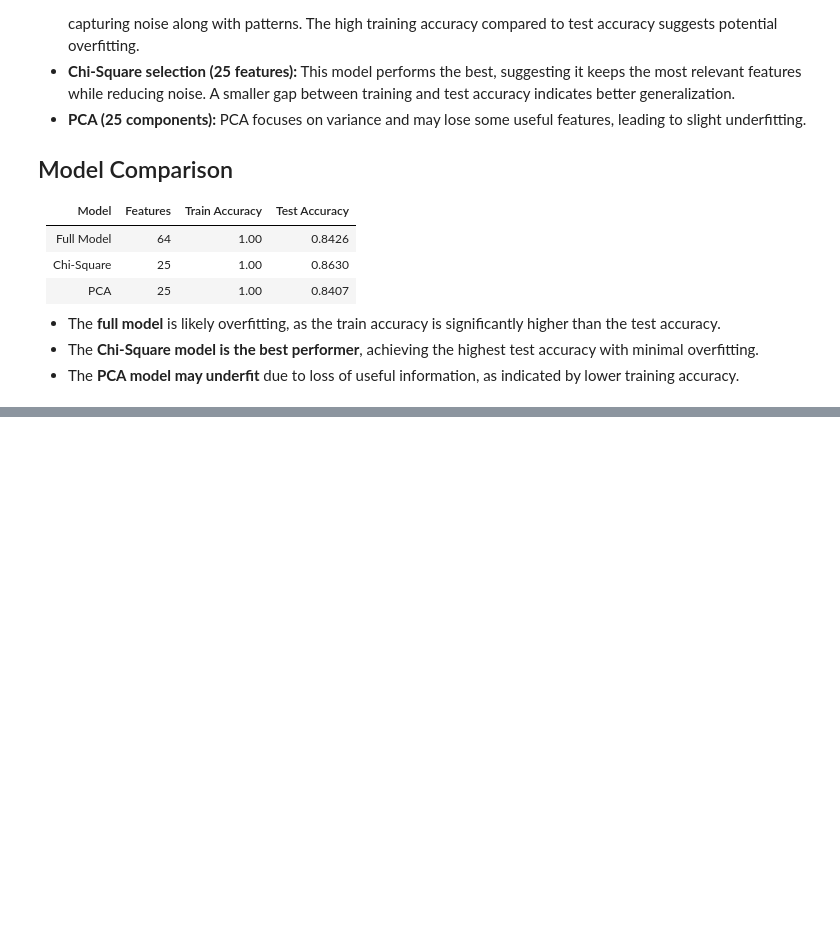
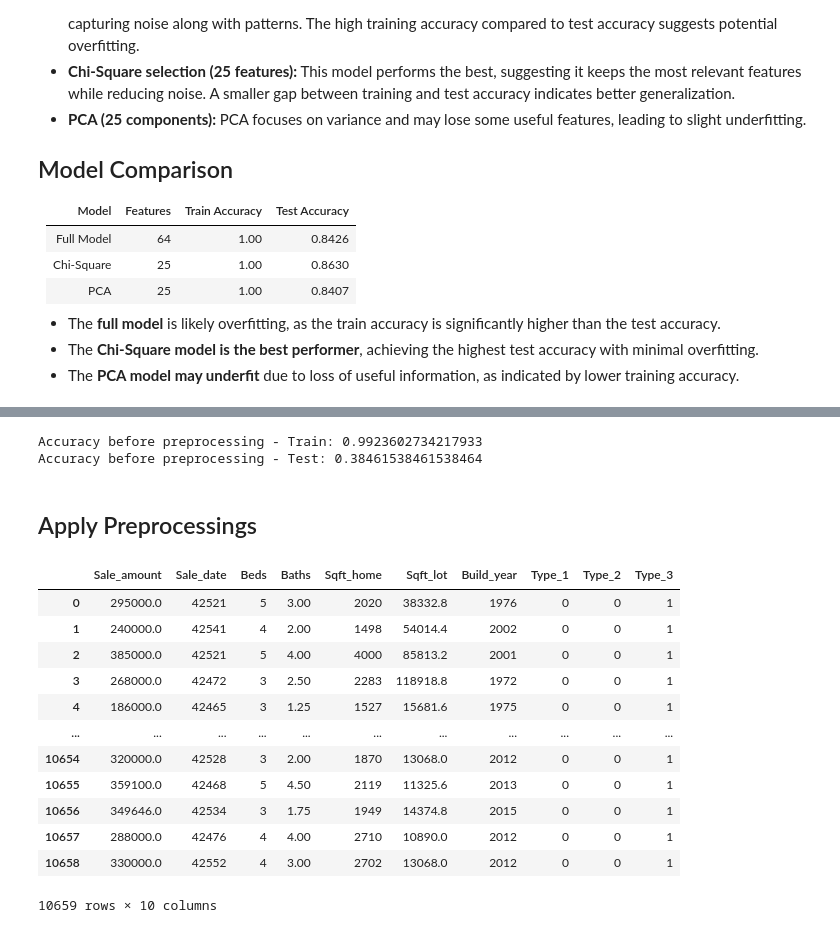
Before and after one commit to andy277/assignment_6_ai, a Jupyter notebook: lab6.ipynb, the cells around one changed output, grey strips where cells are left out. Cells and saved outputs as stored; diff of their text form; code cells hidden in the pictures; blank space fills up the shorter version.

```diff
--- a/lab6.ipynb
+++ b/lab6.ipynb
@@ -94,0 +99,7 @@ PCA reduced feature model accuracy - Train: 1.0000, Test: 0.8407
+# %%
+## Import data
+file_path = "data/House_Prices.csv"
+houses = pd.read_csv(file_path)
+
+print("Shape:", houses.shape)
+houses.head()
@@ -94,0 +114,4 @@ PCA reduced feature model accuracy - Train: 1.0000, Test: 0.8407
+# %%
+# Dropping unused columns
+df = houses.drop(columns = ["Unnamed: 0", "Record", "University", "Type2"])
+df
@@ -94,0 +137,3 @@ PCA reduced feature model accuracy - Train: 1.0000, Test: 0.8407
+# %%
+## Set features and target
+x_raw = df.drop(columns="Town")
@@ -94,0 +165,31 @@ PCA reduced feature model accuracy - Train: 1.0000, Test: 0.8407
+# %%
+# Get accuracy before preprocessing
+train_acc_before = accuracy_score(y_train, y_pred_train_before)
+test_acc_before = accuracy_score(y_test, y_pred_test_before)
+
+print("Accuracy before preprocessing - Train:", train_acc_before)
+print("Accuracy before preprocessing - Test:", test_acc_before)
+# %% [output]
+Accuracy before preprocessing - Train: 0.9923602734217933
+Accuracy before preprocessing - Test: 0.38461538461538464
+# %% [markdown]
+## Apply Preprocessings
+# %%
+x_processed = pd.get_dummies(x_raw['Type'], prefix='Type').astype('int')
+x_processed = pd.concat([x_raw, x_processed], axis=1)
+x_processed.drop(columns='Type', inplace=True)
+x_processed
+# %% [output]
+|  | Sale_amount | Sale_date | Beds | Baths | Sqft_home | Sqft_lot | Build_year | Type_1 | Type_2 | Type_3 |
+| 0 | 295000.0 | 42521 | 5 | 3.00 | 2020 | 38332.8 | 1976 | 0 | 0 | 1 |
+| 1 | 240000.0 | 42541 | 4 | 2.00 | 1498 | 54014.4 | 2002 | 0 | 0 | 1 |
+| 2 | 385000.0 | 42521 | 5 | 4.00 | 4000 | 85813.2 | 2001 | 0 | 0 | 1 |
+| 3 | 268000.0 | 42472 | 3 | 2.50 | 2283 | 118918.8 | 1972 | 0 | 0 | 1 |
+| 4 | 186000.0 | 42465 | 3 | 1.25 | 1527 | 15681.6 | 1975 | 0 | 0 | 1 |
+| ... | ... | ... | ... | ... | ... | ... | ... | ... | ... | ... |
+| 10654 | 320000.0 | 42528 | 3 | 2.00 | 1870 | 13068.0 | 2012 | 0 | 0 | 1 |
+| 10655 | 359100.0 | 42468 | 5 | 4.50 | 2119 | 11325.6 | 2013 | 0 | 0 | 1 |
+| 10656 | 349646.0 | 42534 | 3 | 1.75 | 1949 | 14374.8 | 2015 | 0 | 0 | 1 |
+| 10657 | 288000.0 | 42476 | 4 | 4.00 | 2710 | 10890.0 | 2012 | 0 | 0 | 1 |
+| 10658 | 330000.0 | 42552 | 4 | 3.00 | 2702 | 13068.0 | 2012 | 0 | 0 | 1 |
+10659 rows × 10 columns
```
Also changed, not shown: parts of 33 cells of this notebook.
